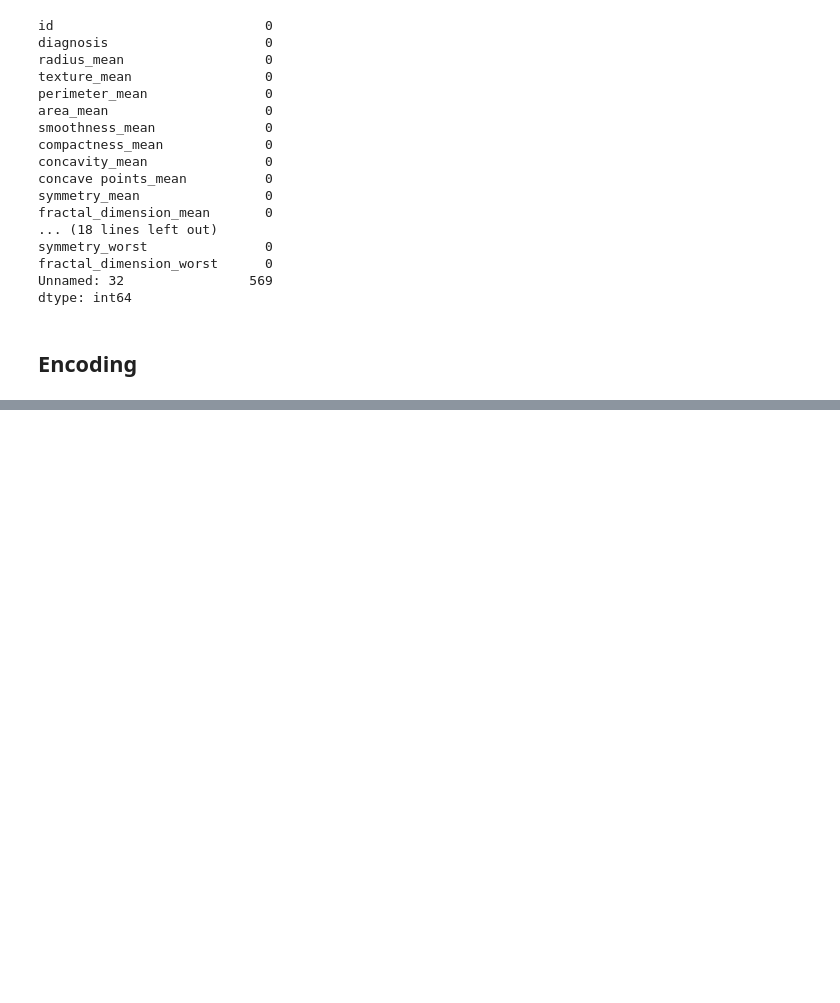
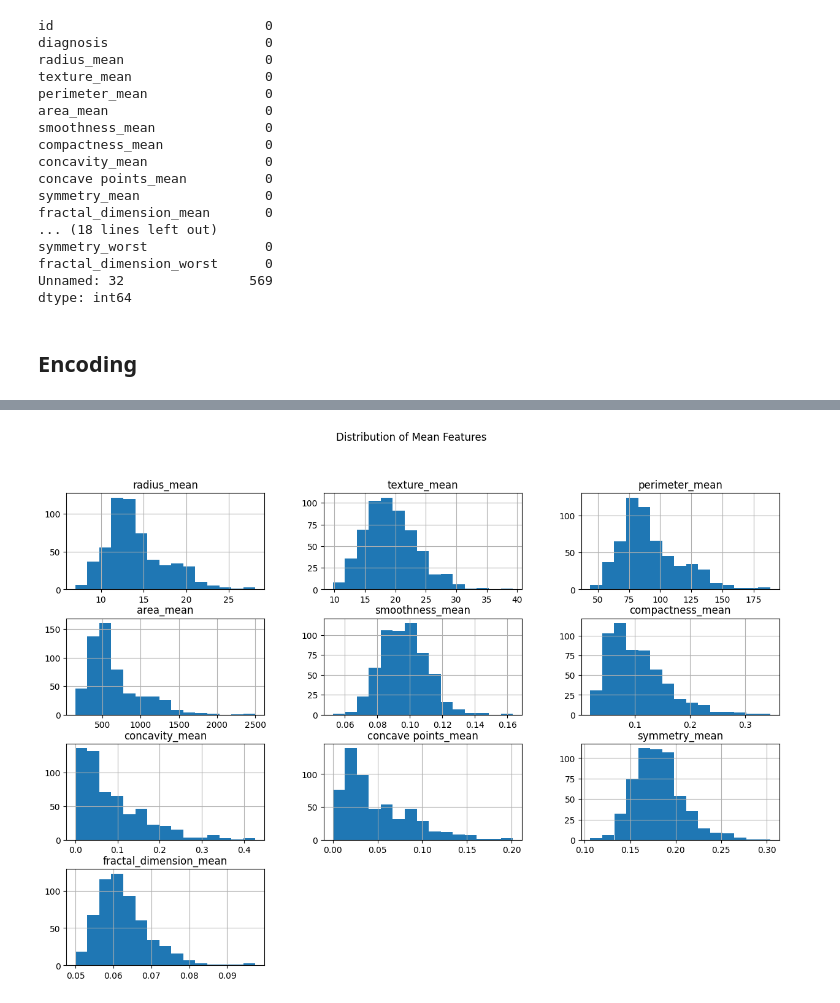
Before and after one commit to omarshakir8/Breast-Cancer-Classification-System, a Jupyter notebook: BCP Model.ipynb, the cells around one changed output, grey strips where cells are left out. Cells and saved outputs as stored; diff of their text form; code cells hidden in the pictures; blank space fills up the shorter version.

```diff
--- a/BCP Model.ipynb
+++ b/BCP Model.ipynb
@@ -126,0 +186,9 @@ X_test = scaler.transform(X_test)
+# %%
+mean_features = [col for col in breast.columns if '_mean' in col]
+# %%
+# Plot distributions of mean features
+breast[mean_features].hist(bins=15, figsize=(15, 10), layout=(4, 3))
+plt.suptitle('Distribution of Mean Features')
+plt.show()
+# %% [output]
+[figure, added]
```
Also changed, not shown: parts of 15 cells of this notebook.
